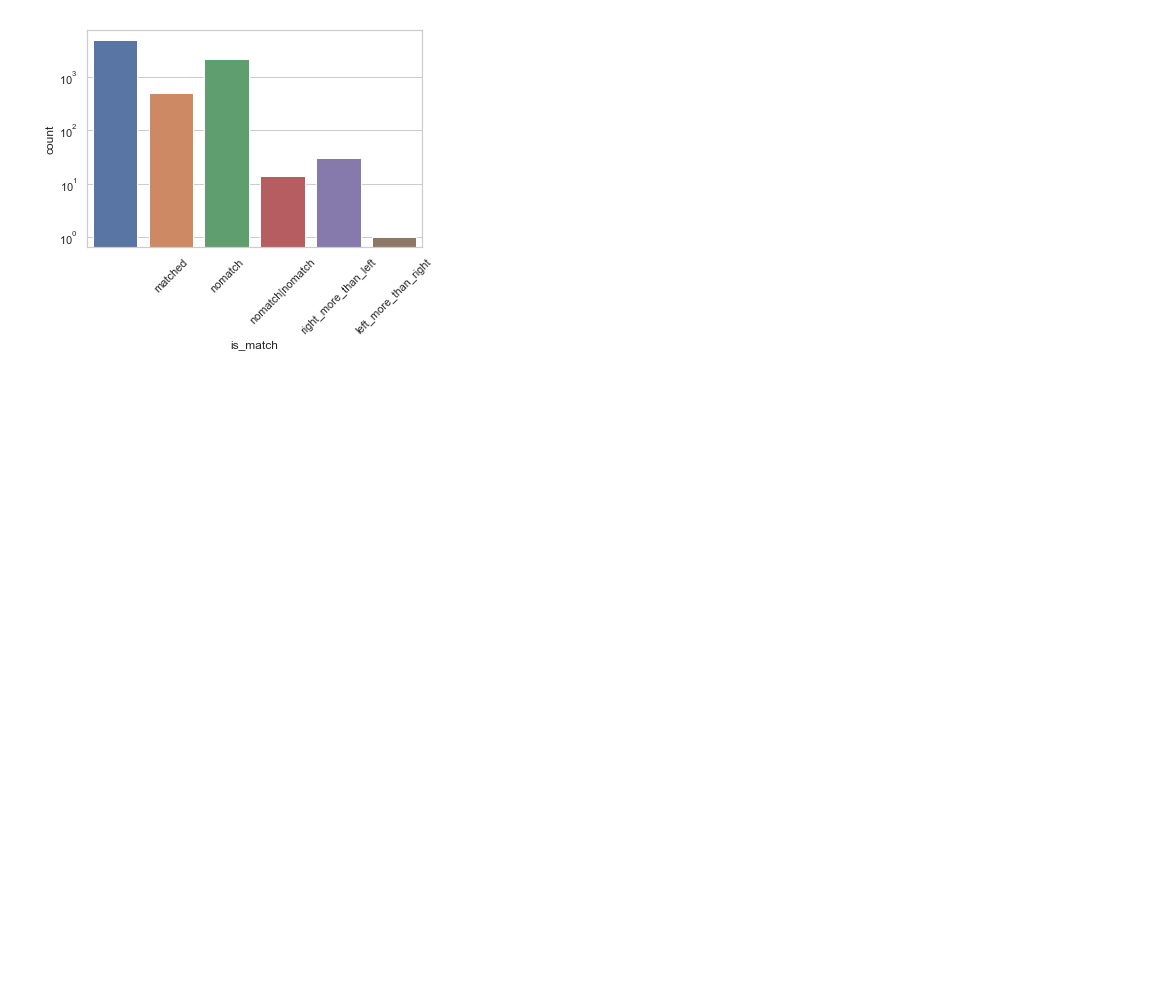
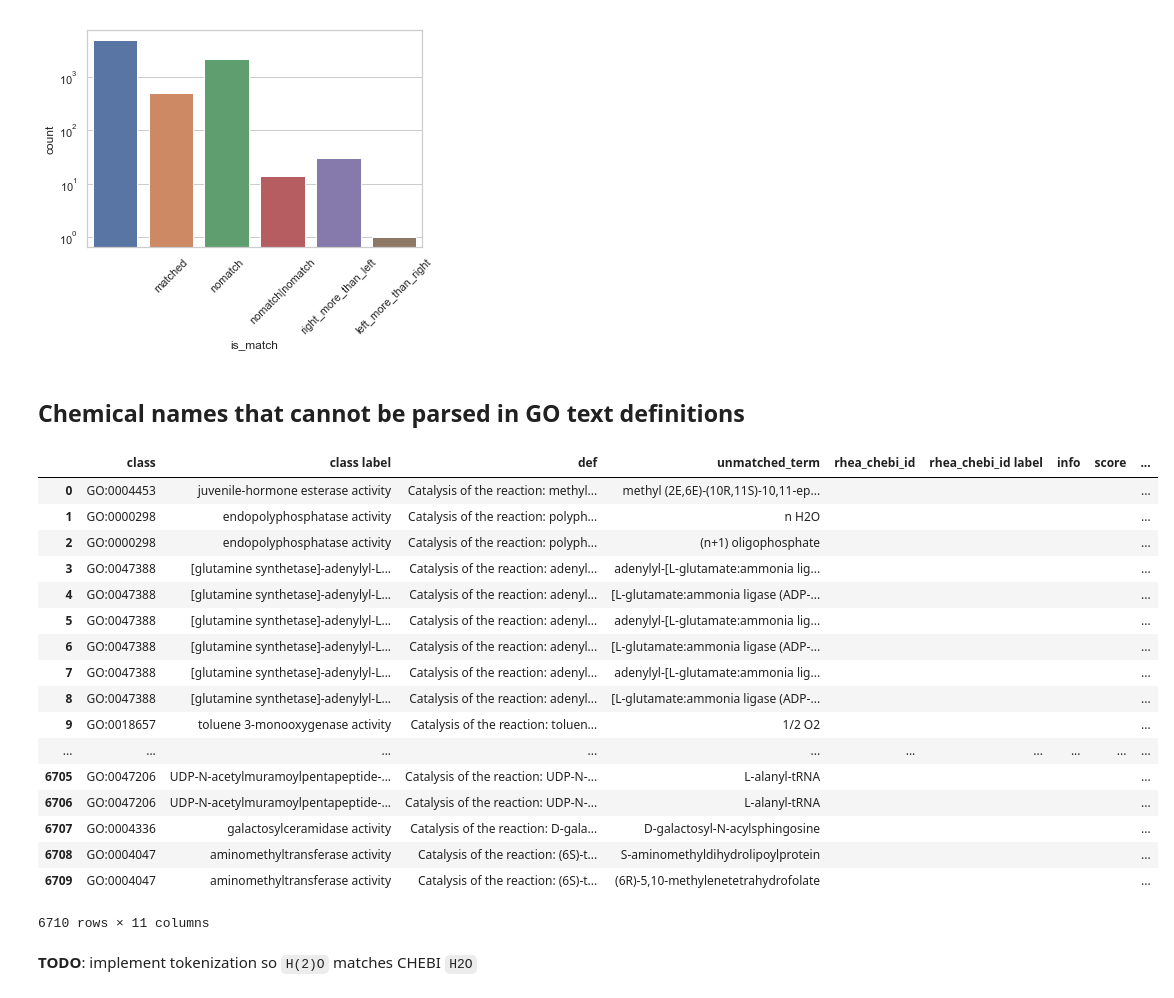
Before and after one commit to cmungall/reactioner, a Jupyter notebook: GO-TextDef-Analysis.ipynb, the cells around one changed output. Drawn from its saved outputs; the diff is of its cells as text; code cells hidden in the pictures; blank space fills up the shorter version.

```diff
--- a/GO-TextDef-Analysis.ipynb
+++ b/GO-TextDef-Analysis.ipynb
@@ -55,3 +55,30 @@ g.set_xticklabels(g.get_xticklabels(), rotation=45)
 g.set_yscale('log')
 # %% [output]
 [figure]
+# %% [markdown]
+## Chemical names that cannot be parsed in GO text definitions
+# %%
+df = pd.read_csv("reports/chebi-no-match.tsv", sep="\t").fillna("")
+## Show sample
+df
+# %% [output]
+|  | class | class label | def | unmatched_term | rhea_chebi_id | rhea_chebi_id label | info | score | ... |
+| 0 | GO:0004453 | juvenile-hormone esterase activity | Catalysis of the reaction: methyl... | methyl (2E,6E)-(10R,11S)-10,11-ep... |  |  |  |  | ... |
+| 1 | GO:0000298 | endopolyphosphatase activity | Catalysis of the reaction: polyph... | n H2O |  |  |  |  | ... |
+| 2 | GO:0000298 | endopolyphosphatase activity | Catalysis of the reaction: polyph... | (n+1) oligophosphate |  |  |  |  | ... |
+| 3 | GO:0047388 | [glutamine synthetase]-adenylyl-L... | Catalysis of the reaction: adenyl... | adenylyl-[L-glutamate:ammonia lig... |  |  |  |  | ... |
+| 4 | GO:0047388 | [glutamine synthetase]-adenylyl-L... | Catalysis of the reaction: adenyl... | [L-glutamate:ammonia ligase (ADP-... |  |  |  |  | ... |
+| 5 | GO:0047388 | [glutamine synthetase]-adenylyl-L... | Catalysis of the reaction: adenyl... | adenylyl-[L-glutamate:ammonia lig... |  |  |  |  | ... |
+| 6 | GO:0047388 | [glutamine synthetase]-adenylyl-L... | Catalysis of the reaction: adenyl... | [L-glutamate:ammonia ligase (ADP-... |  |  |  |  | ... |
+| 7 | GO:0047388 | [glutamine synthetase]-adenylyl-L... | Catalysis of the reaction: adenyl... | adenylyl-[L-glutamate:ammonia lig... |  |  |  |  | ... |
+| 8 | GO:0047388 | [glutamine synthetase]-adenylyl-L... | Catalysis of the reaction: adenyl... | [L-glutamate:ammonia ligase (ADP-... |  |  |  |  | ... |
+| 9 | GO:0018657 | toluene 3-monooxygenase activity | Catalysis of the reaction: toluen... | 1/2 O2 |  |  |  |  | ... |
+| ... | ... | ... | ... | ... | ... | ... | ... | ... | ... |
+| 6705 | GO:0047206 | UDP-N-acetylmuramoylpentapeptide-... | Catalysis of the reaction: UDP-N-... | L-alanyl-tRNA |  |  |  |  | ... |
+| 6706 | GO:0047206 | UDP-N-acetylmuramoylpentapeptide-... | Catalysis of the reaction: UDP-N-... | L-alanyl-tRNA |  |  |  |  | ... |
+| 6707 | GO:0004336 | galactosylceramidase activity | Catalysis of the reaction: D-gala... | D-galactosyl-N-acylsphingosine |  |  |  |  | ... |
+| 6708 | GO:0004047 | aminomethyltransferase activity | Catalysis of the reaction: (6S)-t... | S-aminomethyldihydrolipoylprotein |  |  |  |  | ... |
+| 6709 | GO:0004047 | aminomethyltransferase activity | Catalysis of the reaction: (6S)-t... | (6R)-5,10-methylenetetrahydrofolate |  |  |  |  | ... |
+6710 rows × 11 columns
+# %% [markdown]
+**TODO**: implement tokenization so `H(2)O` matches CHEBI `H2O`
```
Also changed, not shown: 5 other files.
